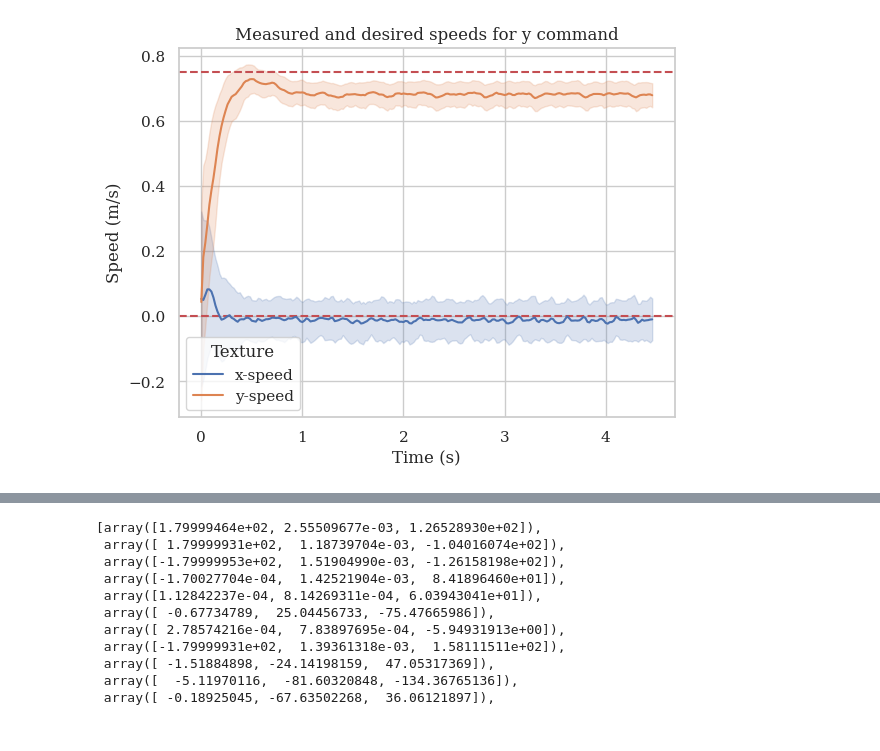
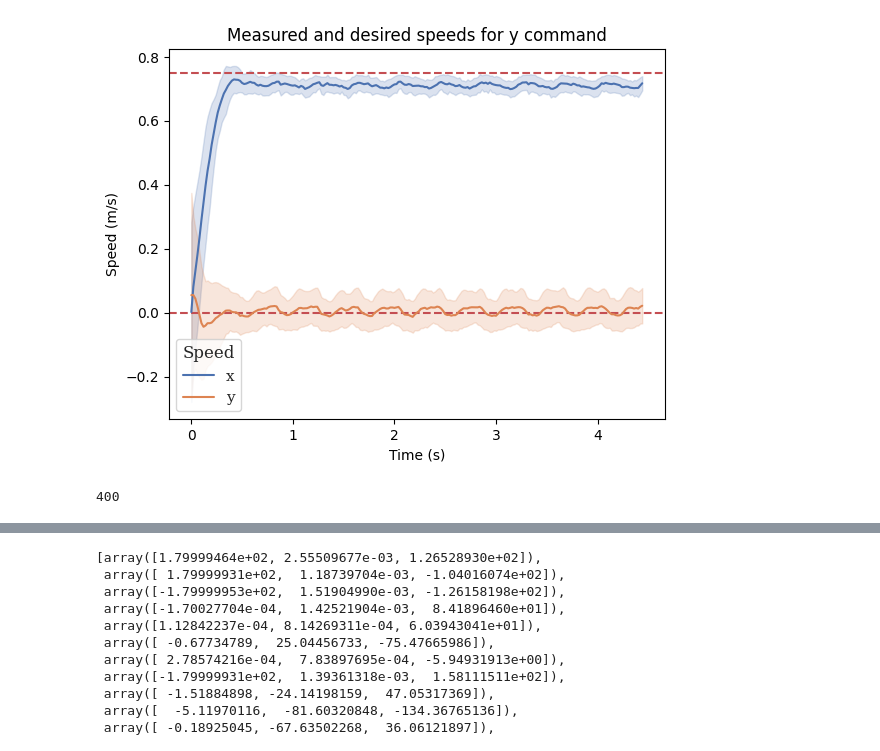
Before and after one commit to JansSolanoVega/legged_gym, a Jupyter notebook: legged_gym/scripts/analysis/plots.ipynb, the cells around one changed output, grey strips where cells are left out. Drawn from its saved outputs; the diff is of its cells as text; code cells hidden in the pictures.

```diff
--- a/legged_gym/scripts/analysis/plots.ipynb
+++ b/legged_gym/scripts/analysis/plots.ipynb
@@ -23,13 +23,13 @@ def plot_error_lineplots(list_infos, xlabel="Freq", ylabel="Power", names=["Meta
       sub_df = pd.DataFrame(data)
       subdf_n_average.append(sub_df)
     new_df = pd.concat(subdf_n_average)
-    new_df["Texture"] = names[j]
+    new_df["Speed"] = names[j]
     combined_df.append(new_df)
   combined_df = pd.concat(combined_df)
   #Plot
   sns.set(style="whitegrid")
   sns.set_style({'font.family':'serif', 'font.serif':'Times New Roman'})
-  sns.lineplot(x=xlabel, y=ylabel, data=combined_df, errorbar="sd", hue="Texture")
+  sns.lineplot(x=xlabel, y=ylabel, data=combined_df, errorbar="sd", hue="Speed")
 
 def smooth(y, smooth_factor=0.6):
     smoothed_y = np.zeros_like(y)
@@ -56,22 +56,28 @@ def smoothing_plot(x, y, smooth_factor=0.6, window_size = 10, label=None):
     plt.fill_between(x, smoothed_y - y_std, smoothed_y + y_std, color=plot_color, alpha=0.2)
 # %%
 #Measured speed
-fname = "plane-None-0.75-0.075-False"
+fname = "plane-None-0.75-0.075-True"
 metric = "slope" if "slope" in fname else "height"
 with open(os.path.join(LEGGED_GYM_ROOT_DIR, 'legged_gym', 'scripts',fname+'.json'), 'r') as file:
     data = json.load(file)[0]  # Load and parse the JSON file
 
 speed_x = data["vel_x"]
 speed_y = data["vel_y"]
 
 plt.figure()
 plt.axhline(y=float(fname.split("-")[-3]), color='r', linestyle='--')
 plt.axhline(y=0, color='r', linestyle='--')
 plt.title("Measured and desired speeds for y command")
-plot_error_lineplots([speed_x, speed_y], xlabel="Time (s)", ylabel="Speed (m/s)", names=["x-speed", "y-speed"])
+plot_error_lineplots([speed_x, speed_y], xlabel="Time (s)", ylabel="Speed (m/s)", names=["x", "y"])
 plt.show()
 # %% [output]
-[figure, old version]
+[figure, new version]
+# %%
+with open(os.path.join(LEGGED_GYM_ROOT_DIR, 'legged_gym', 'scripts',fname+'.json'), 'r') as file:
+    data = json.load(file)  # Load and parse the JSON file
+print(len(data))
+# %% [output]
+400
 # %%
 #Discrete
 def myFunc(e):
```
Also changed, not shown: parts of 13 cells of this notebook, 10 other files.
